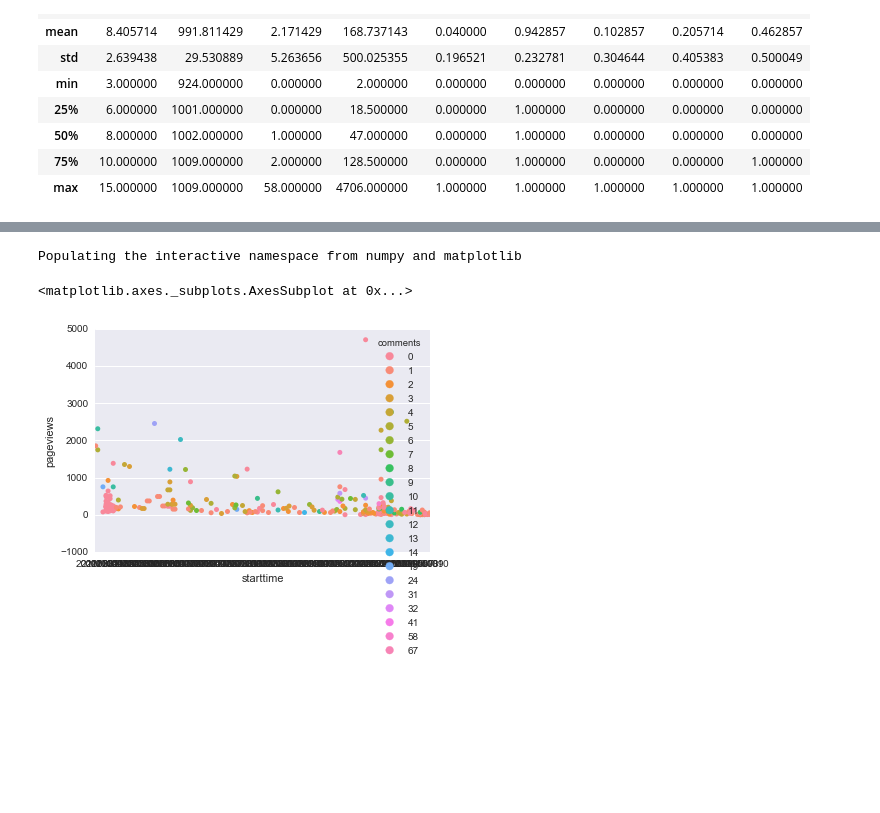
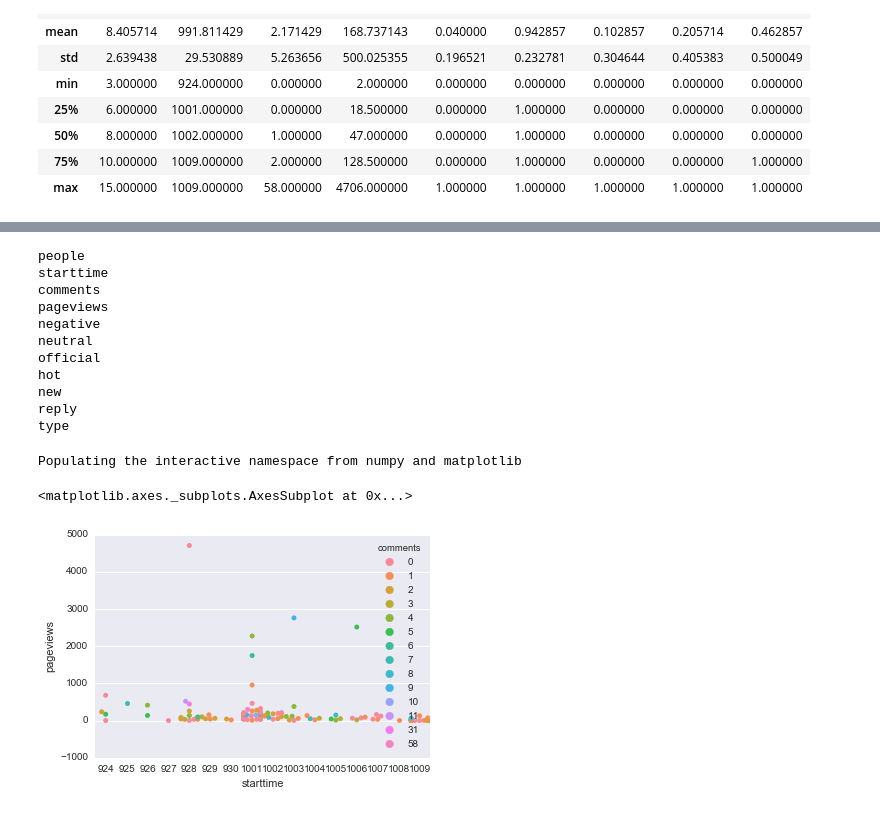
Before and after one commit to Vayne-Lover/Endless-Wars, a Jupyter notebook: Data Analysis.ipynb, the cells around one changed output, grey strips where cells are left out. Drawn from its saved outputs; the diff is of its cells as text; code cells hidden in the pictures; blank space fills up the shorter version.

Commit message:
Analysis emotion data.

```diff
--- a/Data Analysis.ipynb
+++ b/Data Analysis.ipynb
@@ -57,8 +124,23 @@ def count(data):
+# %%
+for i in positive_data:
+    print i
+# %% [output]
+people
+starttime
+comments
+pageviews
+negative
+neutral
+official
+hot
+new
+reply
+type
 # %%
 import matplotlib.pyplot as plt
 %pylab inline
-sns.swarmplot(x='starttime',y='pageviews',hue='comments',data=full_data)
+sns.swarmplot(x='starttime',y='pageviews',hue='comments',data=act_data)
 # %% [output]
 Populating the interactive namespace from numpy and matplotlib
 <matplotlib.axes._subplots.AxesSubplot at 0x...>
-[figure, old version]
+[figure, new version]
```
Also changed, not shown: parts of 6 cells of this notebook.
